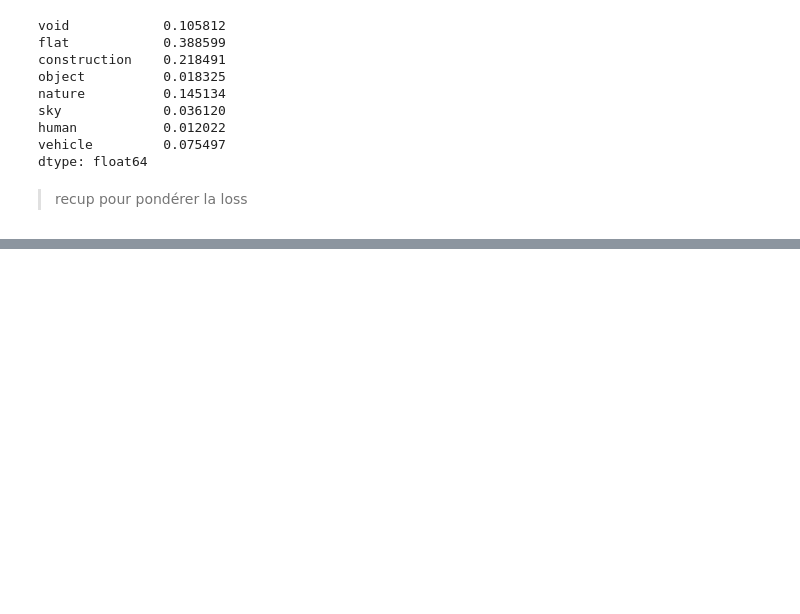
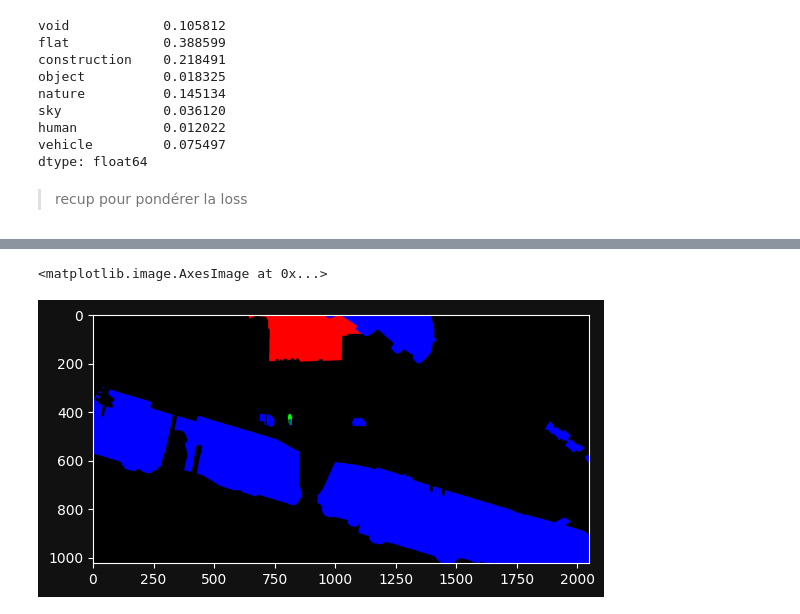
Before and after one commit to lefpradier/urban-segmentation-app, a Jupyter notebook: tests_init.ipynb, the cells around one changed output, grey strips where cells are left out. Saved outputs shown, nothing was run; the diff lists cells and outputs as text; code cells hidden in the pictures; blank space fills up the shorter version.

```diff
--- a/tests_init.ipynb
+++ b/tests_init.ipynb
@@ -500,0 +551,7 @@ dtype: float64
+# %%
+import numpy as np
+
+plt.imshow(y[13][:, :, 5:])
+# %% [output]
+<matplotlib.image.AxesImage at 0x...>
+[figure, added]
```
Also changed, not shown: parts of 7 cells of this notebook, 5 other files.
